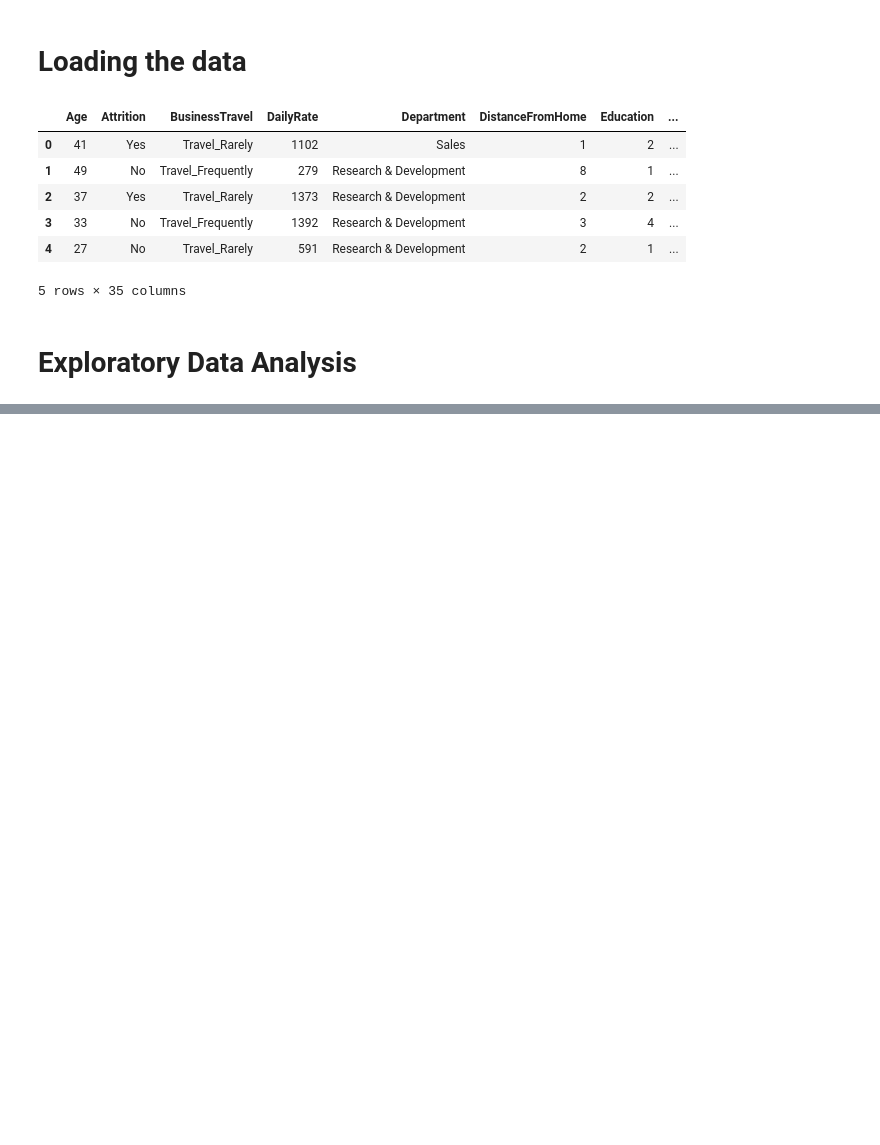
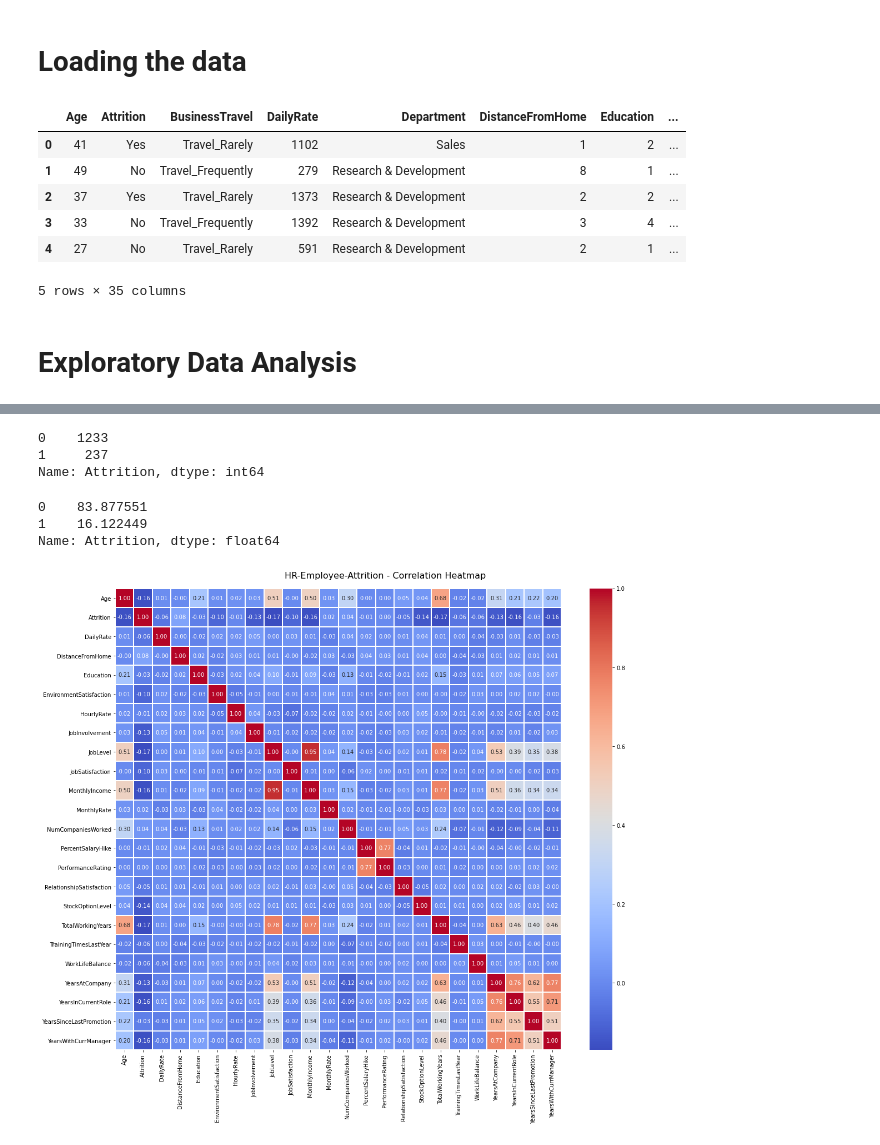
Before and after one commit to tdesai1969/540_group_project, a Jupyter notebook: joint_notebook.ipynb, the cells around one changed output, grey strips where cells are left out. Saved outputs shown, nothing was run; the diff lists cells and outputs as text; code cells hidden in the pictures; blank space fills up the shorter version.

```diff
--- a/joint_notebook.ipynb
+++ b/joint_notebook.ipynb
@@ -19,0 +28,2 @@ df.head()
+# %%
+df_td=df
@@ -19,0 +82,2 @@ df.head()
+# %%
+df_td.drop(columns=['EmployeeCount', 'Over18', 'StandardHours','EmployeeNumber'], inplace=True)
@@ -19,0 +107,23 @@ df.head()
+# %%
+df_td['Attrition'] = np.where(df_td['Attrition'] == 'Yes', 1, 0)
+# %%
+df_td["Attrition"].value_counts()
+# %% [output]
+0    1233
+1     237
+Name: Attrition, dtype: int64
+# %%
+df_td['Attrition'].value_counts()/df_td.shape[0]*100
+# %% [output]
+0    83.877551
+1    16.122449
+Name: Attrition, dtype: float64
+# %%
+# Correlation Plot
+f, ax = plt.subplots(figsize=(18, 14))
+corr = df_td.corr()
+hm = sns.heatmap(round(corr,2), annot=True, ax=ax, cmap="coolwarm",fmt='.2f', linewidths=.05)
+f.subplots_adjust(top=0.95)
+t= f.suptitle('HR-Employee-Attrition - Correlation Heatmap', fontsize=16)
+# %% [output]
+[figure, added]
```
Also changed, not shown: parts of 34 cells of this notebook.
